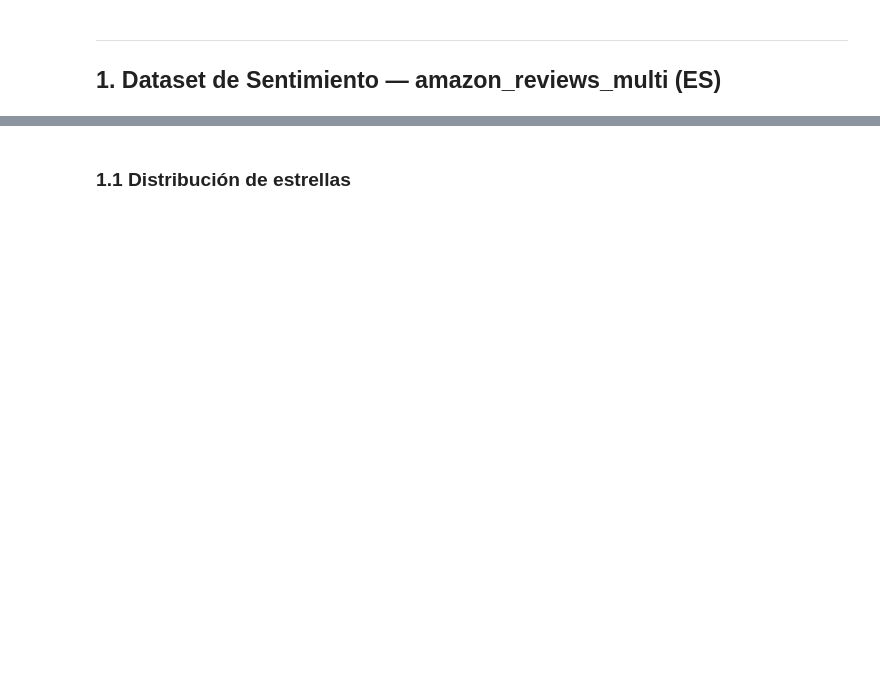
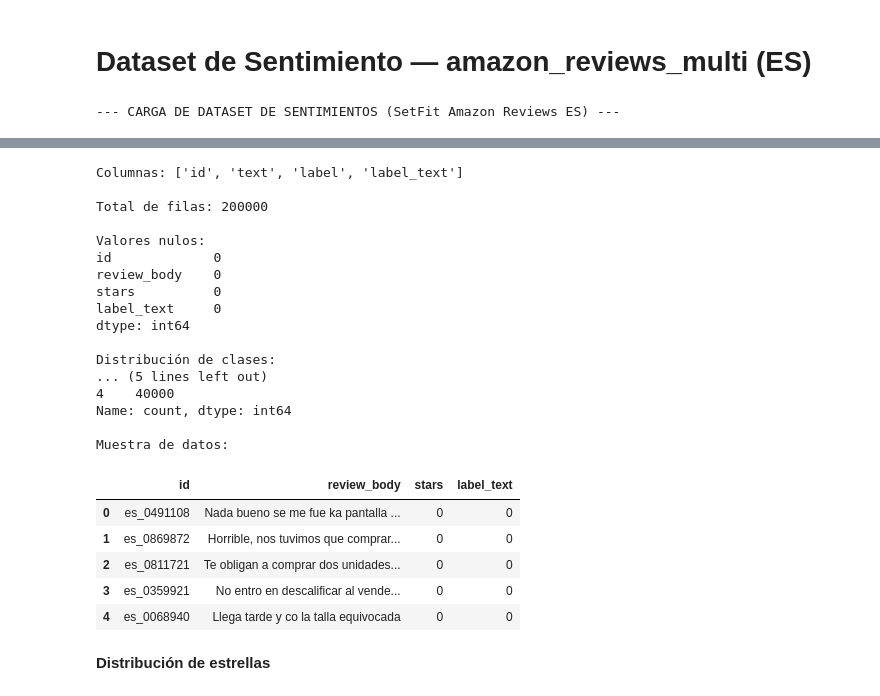
Before and after one commit to kaneeqi/CC219-TP-TF-2026-1-CC92, a Jupyter notebook: code/EDA_Fonazo.ipynb, the cells around one changed output, grey strips where cells are left out. Cells and saved outputs as stored; diff of their text form; code cells hidden in the pictures; blank space fills up the shorter version.

```diff
--- a/code/EDA_Fonazo.ipynb
+++ b/code/EDA_Fonazo.ipynb
@@ -27,5 +20,4 @@ plt.rcParams.update({
 })
 PALETTE = ['#E24B4A', '#EF9F27', '#639922']
 # %% [markdown]
----
-## 1. Dataset de Sentimiento — amazon_reviews_multi (ES)
+# **Dataset de Sentimiento — amazon_reviews_multi (ES)**
@@ -46,0 +24,37 @@ df.isnull().sum()
+# %%
+print("--- CARGA DE DATASET DE SENTIMIENTOS (SetFit Amazon Reviews ES) ---")
+
+# Instalar librería si no está instalada
+!pip install datasets -q
+
+from datasets import load_dataset
+import pandas as pd
+
+# Cargar dataset desde Hugging Face
+dataset = load_dataset("SetFit/amazon_reviews_multi_es")
+
+# Convertir split train a DataFrame
+df_amazon = pd.DataFrame(dataset["train"])
+
+# Ver columnas disponibles
+print("Columnas:", df_amazon.columns.tolist())
+
+# Renombrar para que sea más claro en tu proyecto
+df_amazon = df_amazon.rename(columns={
+    "text": "review_body",
+    "label": "stars"
+})
+
+# Inspección básica
+print(f"\nTotal de filas: {len(df_amazon)}")
+
+print("\nValores nulos:")
+print(df_amazon.isnull().sum())
+
+print("\nDistribución de clases:")
+print(df_amazon["stars"].value_counts().sort_index())
+
+print("\nMuestra de datos:")
+display(df_amazon.head())
+# %% [output]
+--- CARGA DE DATASET DE SENTIMIENTOS (SetFit Amazon Reviews ES) ---
@@ -47,5 +63,28 @@ df.isnull().sum()
+Columnas: ['id', 'text', 'label', 'label_text']
+
+Total de filas: 200000
+
+Valores nulos:
+id             0
+review_body    0
+stars          0
+label_text     0
+dtype: int64
+
+Distribución de clases:
+... (5 lines left out)
+4    40000
+Name: count, dtype: int64
+
+Muestra de datos:
+|  | id | review_body | stars | label_text |
+| 0 | es_0491108 | Nada bueno se me fue ka pantalla ... | 0 | 0 |
+| 1 | es_0869872 | Horrible, nos tuvimos que comprar... | 0 | 0 |
+| 2 | es_0811721 | Te obligan a comprar dos unidades... | 0 | 0 |
+| 3 | es_0359921 | No entro en descalificar al vende... | 0 | 0 |
+| 4 | es_0068940 | Llega tarde y co la talla equivocada | 0 | 0 |
 # %% [markdown]
-### 1.1 Distribución de estrellas
+**Distribución de estrellas**
 # %%
 fig, ax = plt.subplots(figsize=(7, 4))
 counts = df['stars'].value_counts().sort_index()
```
Also changed, not shown: parts of 29 cells of this notebook.
